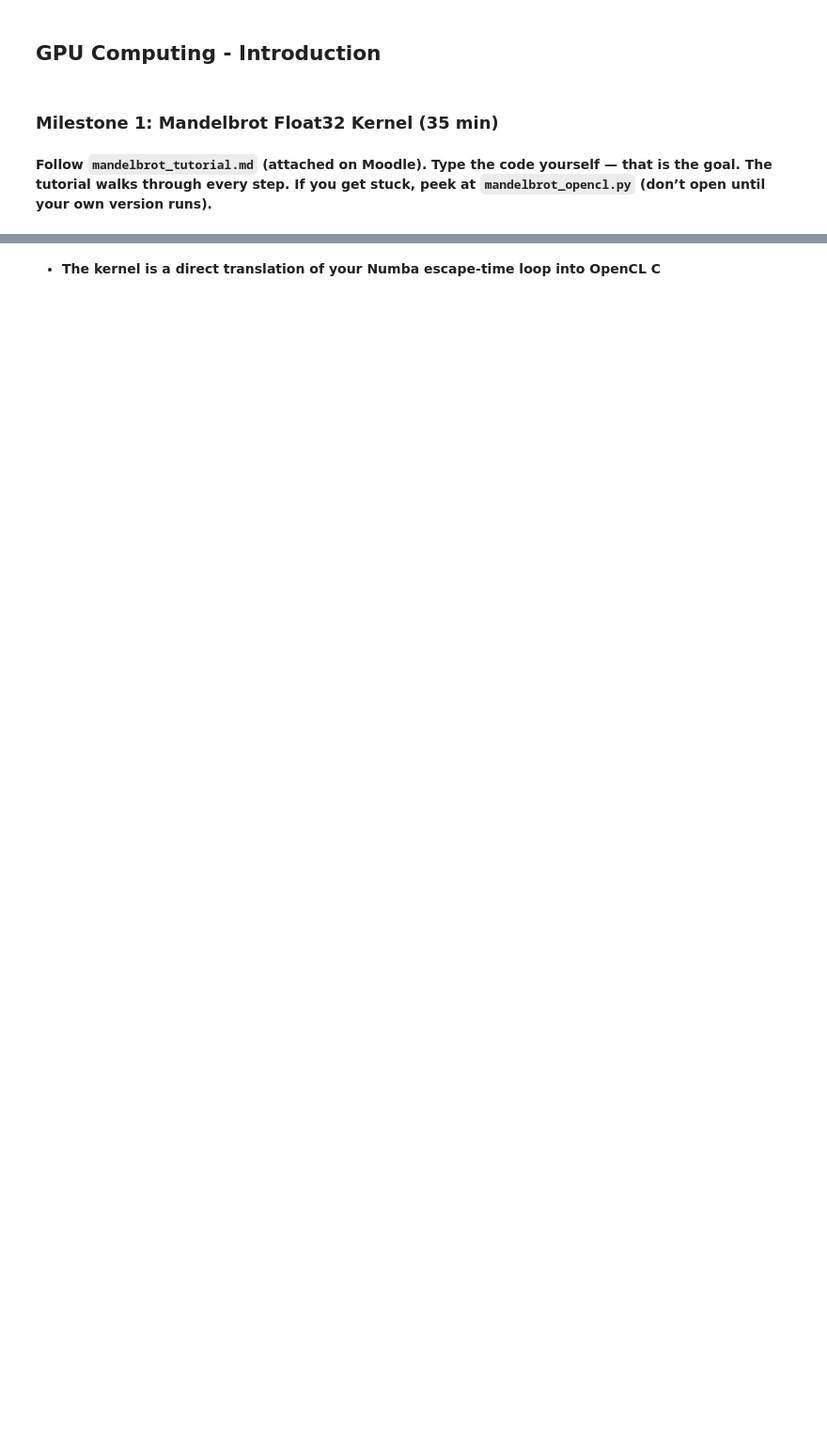
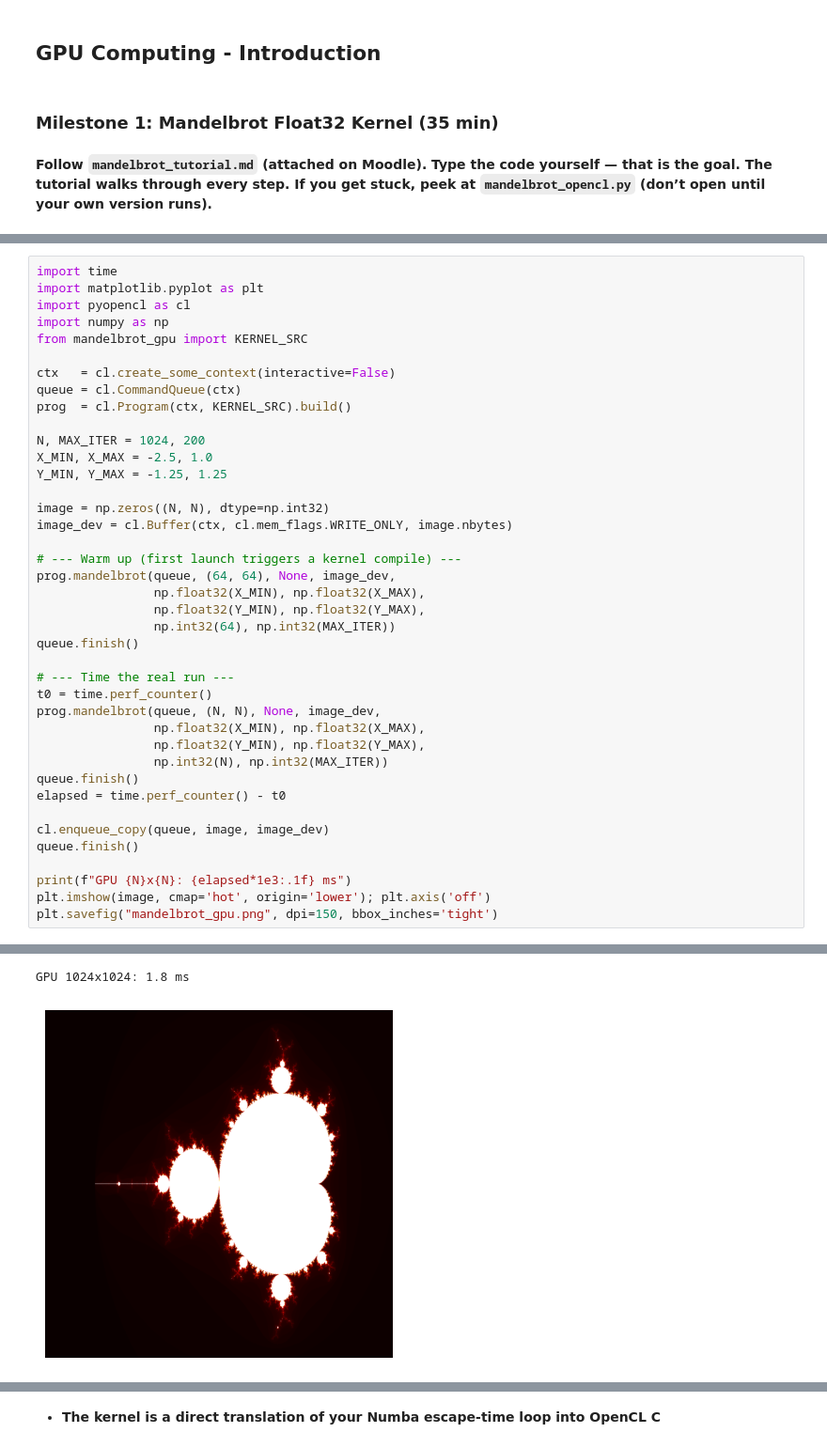
Before and after one commit to NDS8-TCP/nsc-mikkel, a Jupyter notebook: l10_milestones.ipynb, the cells around one changed output, grey strips where cells are left out. Shown at 94% size. Cells and saved outputs as stored; diff of their text form; blank space fills up the shorter version.

```diff
--- a/l10_milestones.ipynb
+++ b/l10_milestones.ipynb
@@ -30,0 +292,41 @@ queue.finish()
+# %%
+import time
+import matplotlib.pyplot as plt
+import pyopencl as cl
+import numpy as np
+from mandelbrot_gpu import KERNEL_SRC
+
+ctx   = cl.create_some_context(interactive=False)
+queue = cl.CommandQueue(ctx)
+prog  = cl.Program(ctx, KERNEL_SRC).build()
+
+N, MAX_ITER = 1024, 200
+X_MIN, X_MAX = -2.5, 1.0
+Y_MIN, Y_MAX = -1.25, 1.25
+
+image = np.zeros((N, N), dtype=np.int32)
+image_dev = cl.Buffer(ctx, cl.mem_flags.WRITE_ONLY, image.nbytes)
+
+# --- Warm up (first launch triggers a kernel compile) ---
+prog.mandelbrot(queue, (64, 64), None, image_dev,
+                np.float32(X_MIN), np.float32(X_MAX),
+                np.float32(Y_MIN), np.float32(Y_MAX),
+                np.int32(64), np.int32(MAX_ITER))
+queue.finish()
+
+# --- Time the real run ---
+t0 = time.perf_counter()
+prog.mandelbrot(queue, (N, N), None, image_dev,
+                np.float32(X_MIN), np.float32(X_MAX),
+                np.float32(Y_MIN), np.float32(Y_MAX),
+                np.int32(N), np.int32(MAX_ITER))
+queue.finish()
+elapsed = time.perf_counter() - t0
+
+cl.enqueue_copy(queue, image, image_dev)
+queue.finish()
+
+print(f"GPU {N}x{N}: {elapsed*1e3:.1f} ms")
+plt.imshow(image, cmap='hot', origin='lower'); plt.axis('off')
+plt.savefig("mandelbrot_gpu.png", dpi=150, bbox_inches='tight')
+# %% [output]
@@ -30,0 +335,2 @@ queue.finish()
+GPU 1024x1024: 1.8 ms
+[figure, added]
```
Also changed, not shown: parts of 66 cells of this notebook, 2 other files.
